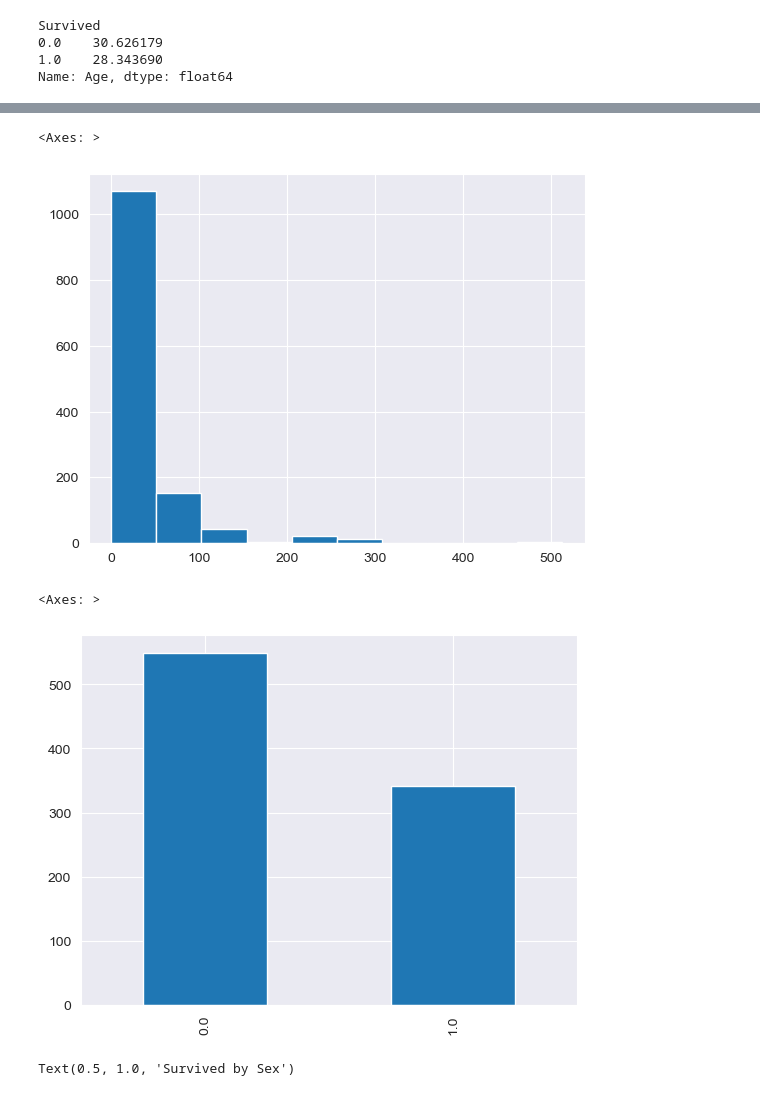
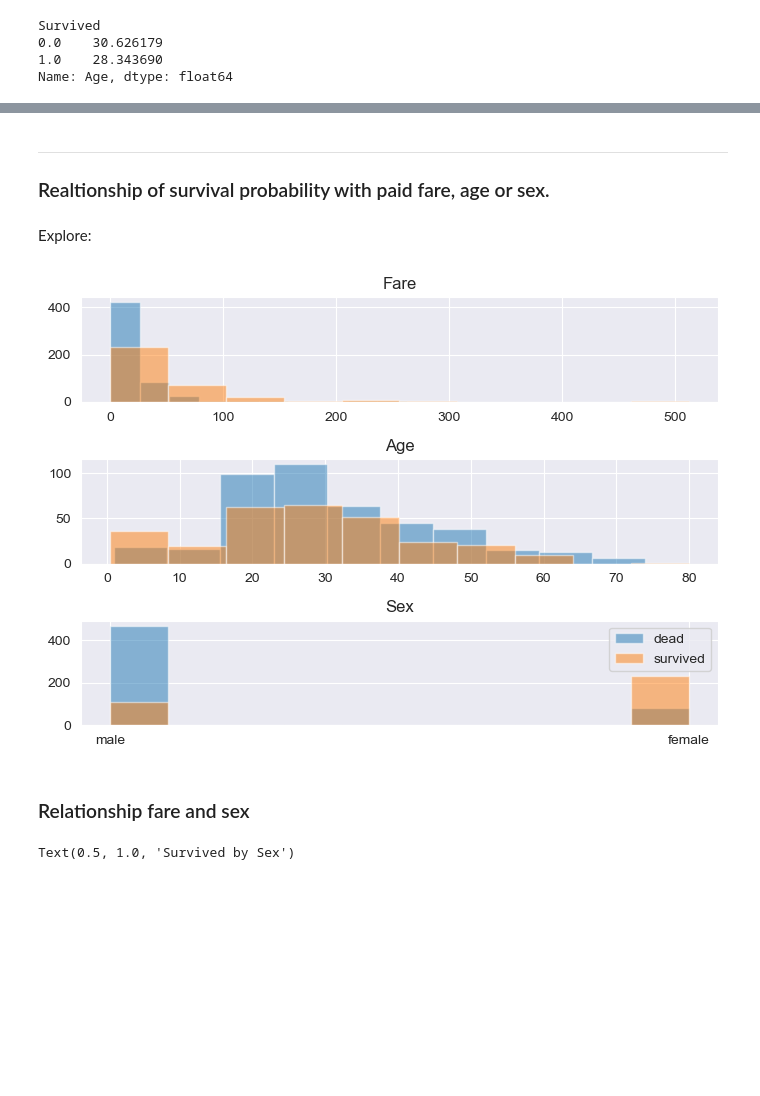
Before and after one commit to pascalbartschi/DataScience-Portfolio, a Jupyter notebook: 01-Exploratory-Data-Analysis/EDA_titanic.ipynb, the cells around one changed output, grey strips where cells are left out. Cells and saved outputs as stored; diff of their text form; code cells hidden in the pictures; blank space fills up the shorter version.

```diff
--- a/01-Exploratory-Data-Analysis/EDA_titanic.ipynb
+++ b/01-Exploratory-Data-Analysis/EDA_titanic.ipynb
@@ -174,15 +160,26 @@ Text(0, 0.5, 'Fare')
-# %%
-df_combined['Fare'].hist()
-# %% [output]
-<Axes: >
-[figure, removed]
-# %%
-class_surv = df_combined['Survived'].value_counts()
-class_surv.plot(kind = 'bar')
-plt.title("Survived by Class")
-# %% [output]
-<Axes: >
-[figure, removed]
+# %% [markdown]
+---
+### Realtionship of survival probability with paid fare, age or sex.
+# %% [markdown]
+Explore:
+# %%
+# preprocess:
+survivors = df_combined[df_combined['Survived'] == 1]
+dead = df_combined[df_combined['Survived'] == 0]
+
+fig, axs = plt.subplots(3, 1, figsize = (7, 5))
+
+for i, key in enumerate(["Fare", "Age", "Sex"]):
+    axs[i].hist(dead[key], alpha = 0.5, label = "dead")
+    axs[i].hist(survivors[key], alpha = 0.5, label = "survived")
+    axs[i].set_title(key)
+
+axs[2].legend()
+plt.tight_layout()
+# %% [output]
+[figure, added]
+# %% [markdown]
+### Relationship fare and sex
 # %%
 class_sex = df_combined['Sex'].value_counts()
 class_sex.plot(kind = 'bar')
```
Also changed, not shown: parts of 15 cells of this notebook.
